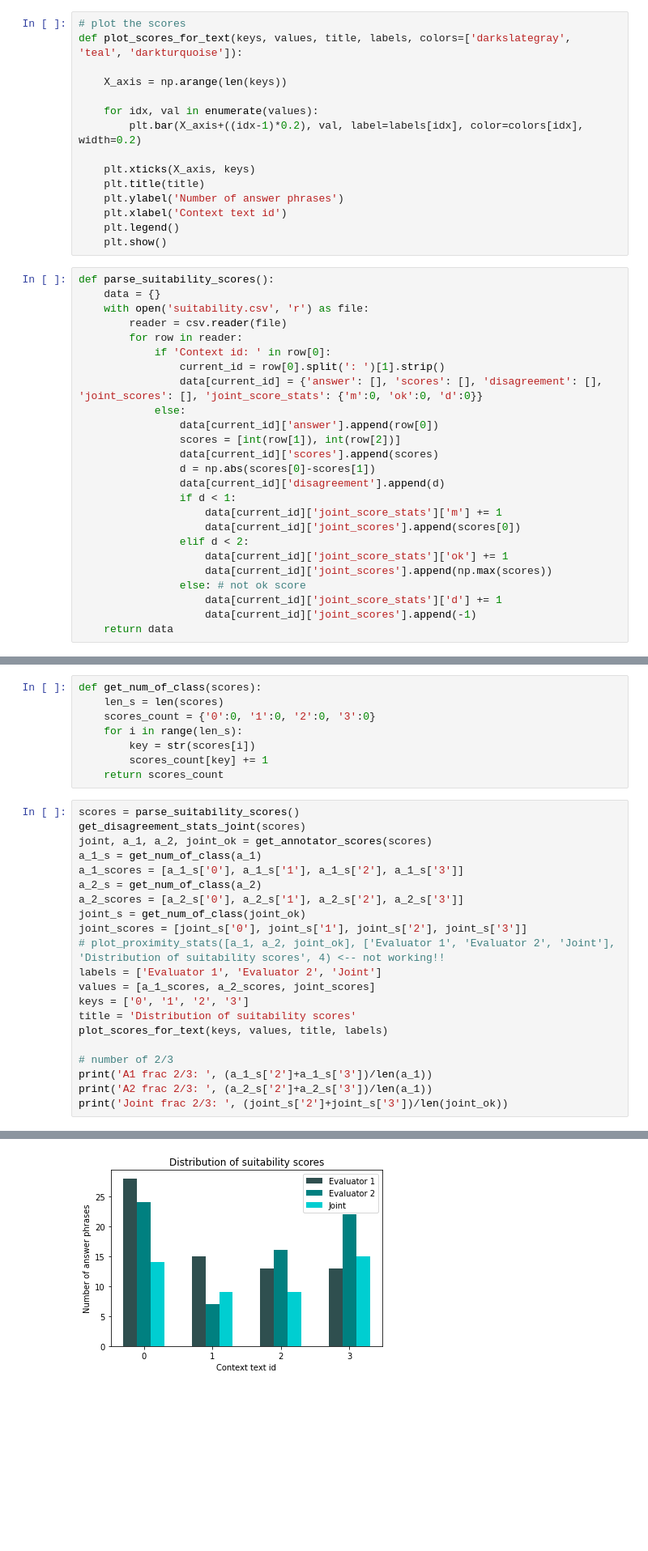
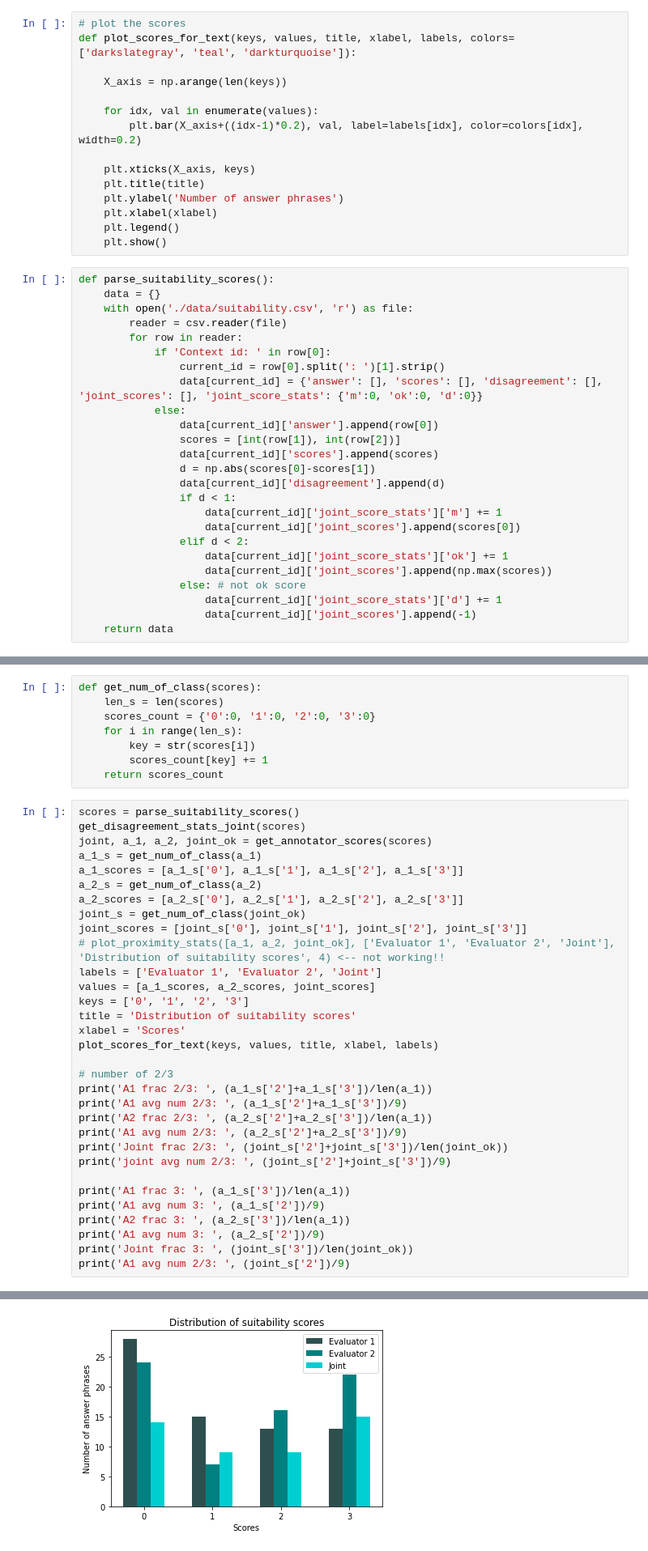
Before and after one commit to filippak/rc-answer-generation, a Jupyter notebook: model/evaluation/RC/rc_suitability_results.ipynb, the cells around one changed output, grey strips where cells are left out. Shown at 81% size. Drawn from its saved outputs; the diff is of its cells as text; blank space fills up the shorter version.

```diff
--- a/model/evaluation/RC/rc_suitability_results.ipynb
+++ b/model/evaluation/RC/rc_suitability_results.ipynb
@@ -5,7 +5,7 @@ import numpy as np
 import csv
 # %%
 # plot the scores
-def plot_scores_for_text(keys, values, title, labels, colors=['darkslategray', 'teal', 'darkturquoise']):
+def plot_scores_for_text(keys, values, title, xlabel, labels, colors=['darkslategray', 'teal', 'darkturquoise']):
 
     X_axis = np.arange(len(keys))
 
@@ -15,13 +15,13 @@ def plot_scores_for_text(keys, values, title, labels, colors=['darkslategray', '
     plt.xticks(X_axis, keys)
     plt.title(title)
     plt.ylabel('Number of answer phrases')
-    plt.xlabel('Context text id')
+    plt.xlabel(xlabel)
     plt.legend()
     plt.show()
 # %%
 def parse_suitability_scores():
     data = {}
-    with open('suitability.csv', 'r') as file:
+    with open('./data/suitability.csv', 'r') as file:
         reader = csv.reader(file)
         for row in reader:
             if 'Context id: ' in row[0]:
@@ -114,33 +114,44 @@ get_disagreement_stats_joint(scores)
 joint, a_1, a_2, joint_ok = get_annotator_scores(scores)
 a_1_s = get_num_of_class(a_1)
 a_1_scores = [a_1_s['0'], a_1_s['1'], a_1_s['2'], a_1_s['3']]
 a_2_s = get_num_of_class(a_2)
 a_2_scores = [a_2_s['0'], a_2_s['1'], a_2_s['2'], a_2_s['3']]
 joint_s = get_num_of_class(joint_ok)
 joint_scores = [joint_s['0'], joint_s['1'], joint_s['2'], joint_s['3']]
 # plot_proximity_stats([a_1, a_2, joint_ok], ['Evaluator 1', 'Evaluator 2', 'Joint'], 'Distribution of suitability scores', 4) <-- not working!!
 labels = ['Evaluator 1', 'Evaluator 2', 'Joint']
 values = [a_1_scores, a_2_scores, joint_scores]
 keys = ['0', '1', '2', '3']
 title = 'Distribution of suitability scores'
-plot_scores_for_text(keys, values, title, labels)
+xlabel = 'Scores'
+plot_scores_for_text(keys, values, title, xlabel, labels)
 
 # number of 2/3
 print('A1 frac 2/3: ', (a_1_s['2']+a_1_s['3'])/len(a_1))
+print('A1 avg num 2/3: ', (a_1_s['2']+a_1_s['3'])/9)
 print('A2 frac 2/3: ', (a_2_s['2']+a_2_s['3'])/len(a_1))
+print('A1 avg num 2/3: ', (a_2_s['2']+a_2_s['3'])/9)
 print('Joint frac 2/3: ', (joint_s['2']+joint_s['3'])/len(joint_ok))
+print('joint avg num 2/3: ', (joint_s['2']+joint_s['3'])/9)
+
+print('A1 frac 3: ', (a_1_s['3'])/len(a_1))
+print('A1 avg num 3: ', (a_1_s['2'])/9)
+print('A2 frac 3: ', (a_2_s['3'])/len(a_1))
+print('A1 avg num 3: ', (a_2_s['2'])/9)
+print('Joint frac 3: ', (joint_s['3'])/len(joint_ok))
+print('A1 avg num 2/3: ', (joint_s['2'])/9)
 # %% [output]
 id: 1
 id: 2
 id: 3
 id: 11
 id: 13
 id: 17
 id: 20
 id: 26
 id: 40
 matching:  0.34782608695652173
 ok:  0.3333333333333333
 disagreement:  0.3188405797101449
-[figure, old version]
+[figure, new version]
 A1 frac 2/3:  0.37681159420289856
```
Also changed, not shown: parts of 5 cells of this notebook, 9 other files.
